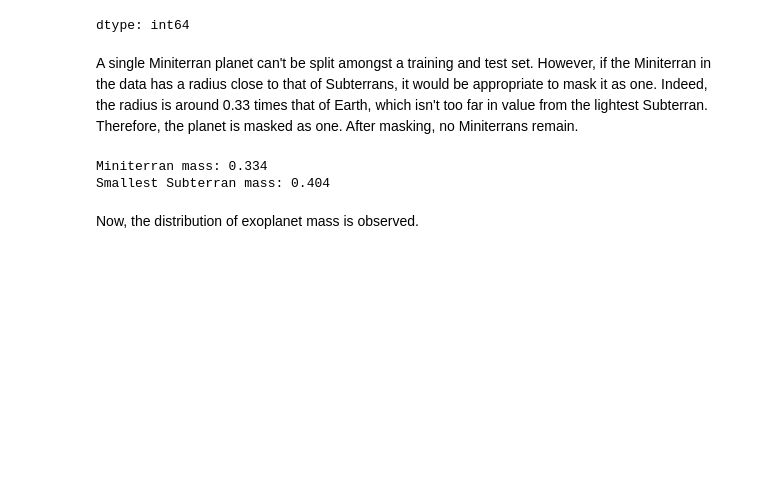
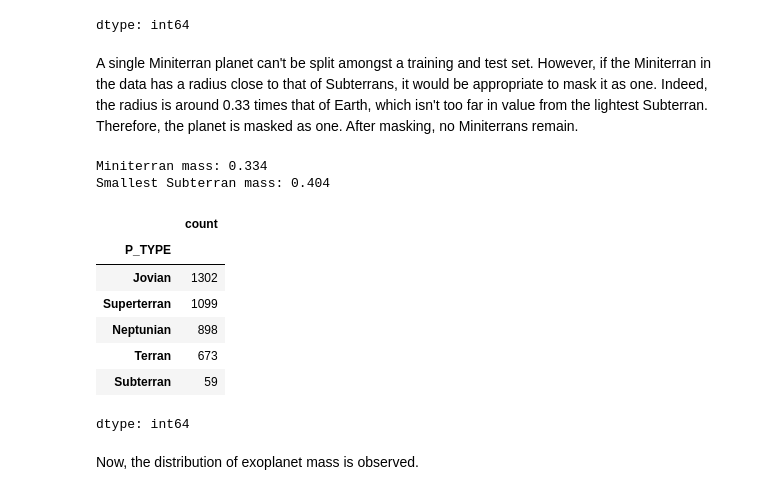
Before and after one commit to Dworlock11/Exoplanet-Prediction-and-Analysis, a Jupyter notebook: Exoplanet_Habitability_Analysis.ipynb, the cells around one changed output. Drawn from its saved outputs; the diff is of its cells as text; code cells hidden in the pictures; blank space fills up the shorter version.

```diff
--- a/Exoplanet_Habitability_Analysis.ipynb
+++ b/Exoplanet_Habitability_Analysis.ipynb
@@ -103,12 +104,20 @@ dtype: int64
 # %% [markdown]
 A single Miniterran planet can't be split amongst a training and test set. However, if the Miniterran in the data has a radius close to that of Subterrans, it would be appropriate to mask it as one. Indeed, the radius is around 0.33 times that of Earth, which isn't too far in value from the lightest Subterran. Therefore, the planet is masked as one. After masking, no Miniterrans remain.
 # %%
-mini_terran(df)
+df = mini_terran(df)
 
 df["P_TYPE"].value_counts()
 # %% [output]
 Miniterran mass: 0.334
 Smallest Subterran mass: 0.404
+|  | count |
+| P_TYPE |  |
+| Jovian | 1302 |
+| Superterran | 1099 |
+| Neptunian | 898 |
+| Terran | 673 |
+| Subterran | 59 |
+dtype: int64
 # %% [markdown]
 Now, the distribution of exoplanet mass is observed.
 # %%
```
Also changed, not shown: parts of 29 cells of this notebook.
